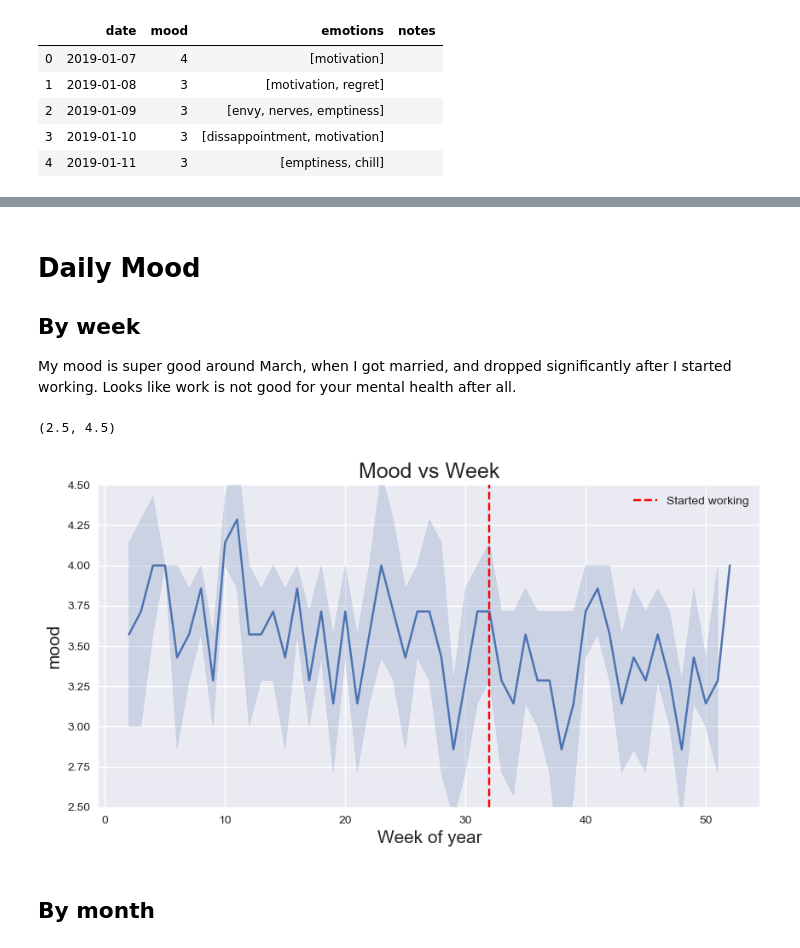
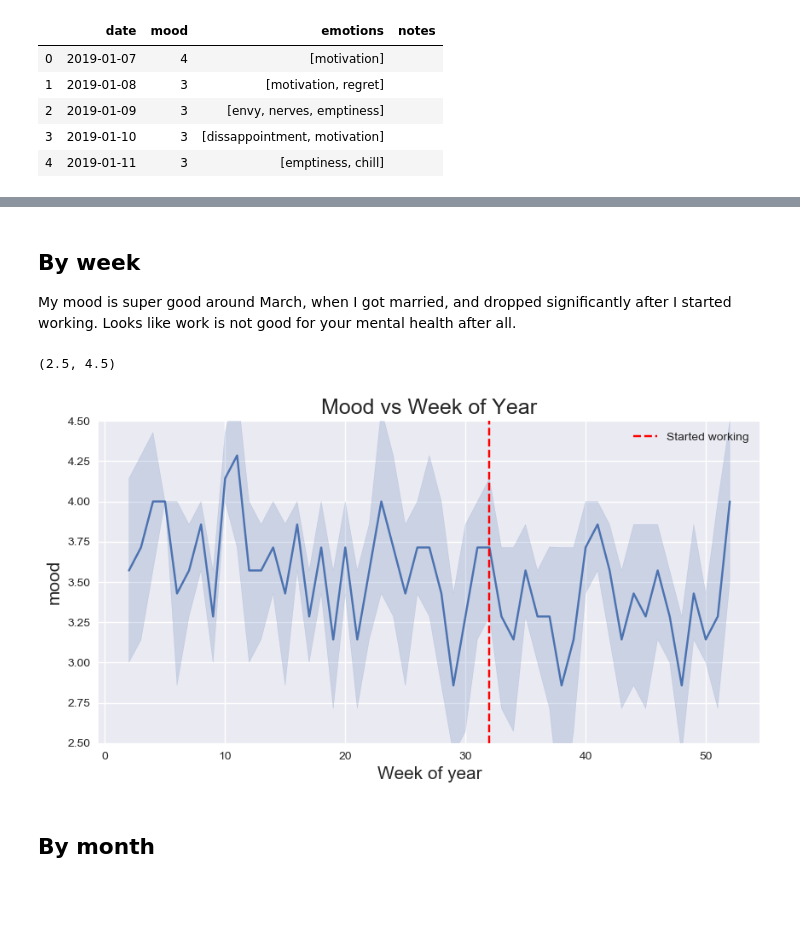
Before and after one commit to dmnguyen92/My-emotion-profile-in-2019, a Jupyter notebook: my_mood_2019.ipynb, the cells around one changed output, grey strips where cells are left out. Saved outputs shown, nothing was run; the diff lists cells and outputs as text; code cells hidden in the pictures; blank space fills up the shorter version.

```diff
--- a/my_mood_2019.ipynb
+++ b/my_mood_2019.ipynb
@@ -71,7 +71,7 @@ def extract_popular_emo(input_list,max_count=3):
 
     return output
 # %%
-data_path = "data/Pixels backup: 2019-12-24 09:24:23.186.json"
+data_path = "data/Pixels backup: 2019-12-28 18:03:29.160.json"
 df_orig = pd.read_json(data_path)
 df_orig['date'] = pd.to_datetime(df_orig['date'], format='%d%b%Y')
 df_orig.head()
@@ -94,6 +104,4 @@ x_idx = np.arange(0,7,1)
 # %% [markdown]
-# Daily Mood
-
 ## By week
 
 My mood is super good around March, when I got married, and dropped significantly after I started working. Looks like work is not good for your mental health after all.
@@ -106,13 +114,13 @@ df_tmp = aggregate_df(df_process, attr, agg_func)
 # %%
 sns.lineplot(x='week',y='mood',data=df_process)
 plt.axvline(x=32, linestyle = '--',color='r', label='Started working')
-plt.title('Mood vs Week')
+plt.title('Mood vs Week of Year')
 plt.xlabel('Week of year')
 plt.legend(loc='best')
 plt.ylim(2.5,4.5)
 # %% [output]
 (2.5, 4.5)
-[figure, old version]
+[figure, new version]
 # %% [markdown]
 ## By month
 # %%
```
Also changed, not shown: parts of 10 cells of this notebook.
